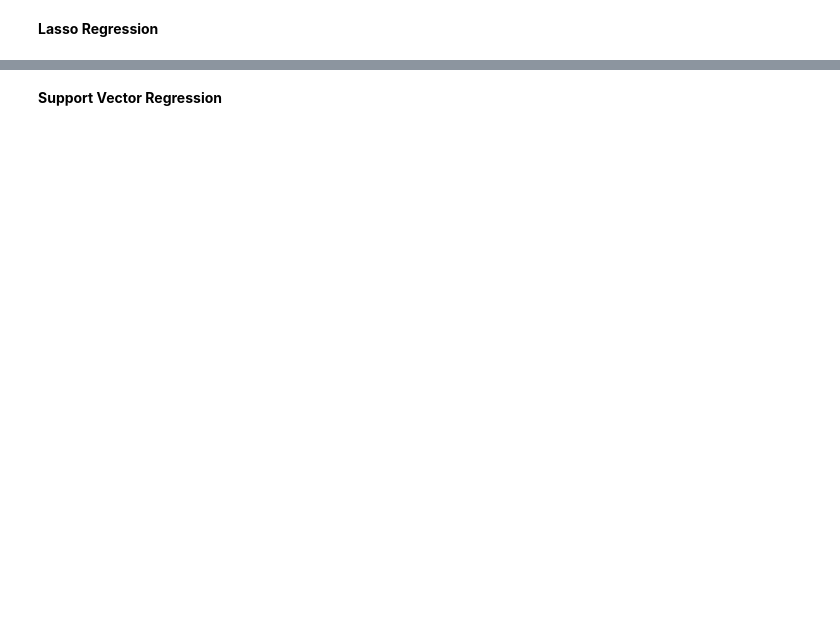
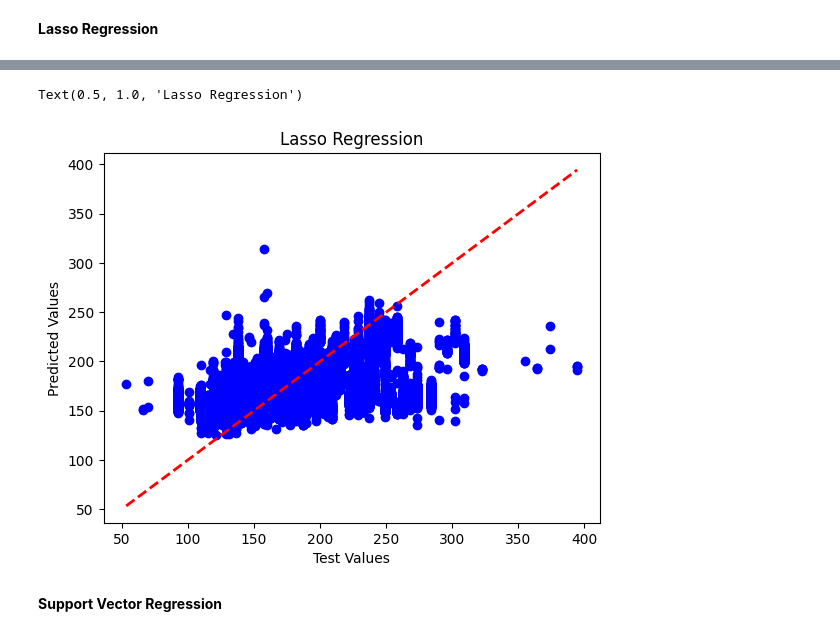
Before and after one commit to BenguBarisBalkan/AIN-311_Project, a Jupyter notebook: project_models.ipynb, the cells around one changed output, grey strips where cells are left out. Cells and saved outputs as stored; diff of their text form; code cells hidden in the pictures; blank space fills up the shorter version.

```diff
--- a/project_models.ipynb
+++ b/project_models.ipynb
@@ -510,6 +587,5 @@ Spearman Coefficient: 0.4314749003170477
 # %%
-alpha = 0.01  # Düzenlileştirme parametresi
-lasso_model = Lasso(alpha=alpha)
+lasso_model = Lasso(alpha=best_alpha_lasso)
 lasso_model.fit(X_train, y_train)
 y_pred = lasso_model.predict(X_test)
 # %%
@@ -526,3 +602,12 @@ Spearman Coefficient: 0.4315645487905094
+# %%
+plt.scatter(y_test, y_pred, color='blue')
+plt.plot([min(y_test), max(y_test)], [min(y_test), max(y_test)], linestyle='--', color='red', linewidth=2)
+plt.xlabel('Test Values')
+plt.ylabel('Predicted Values')
+plt.title('Lasso Regression')
+# %% [output]
+Text(0.5, 1.0, 'Lasso Regression')
+[figure, added]
 # %% [markdown]
 **Support Vector Regression**
 # %%
```
Also changed, not shown: parts of 19 cells of this notebook.
